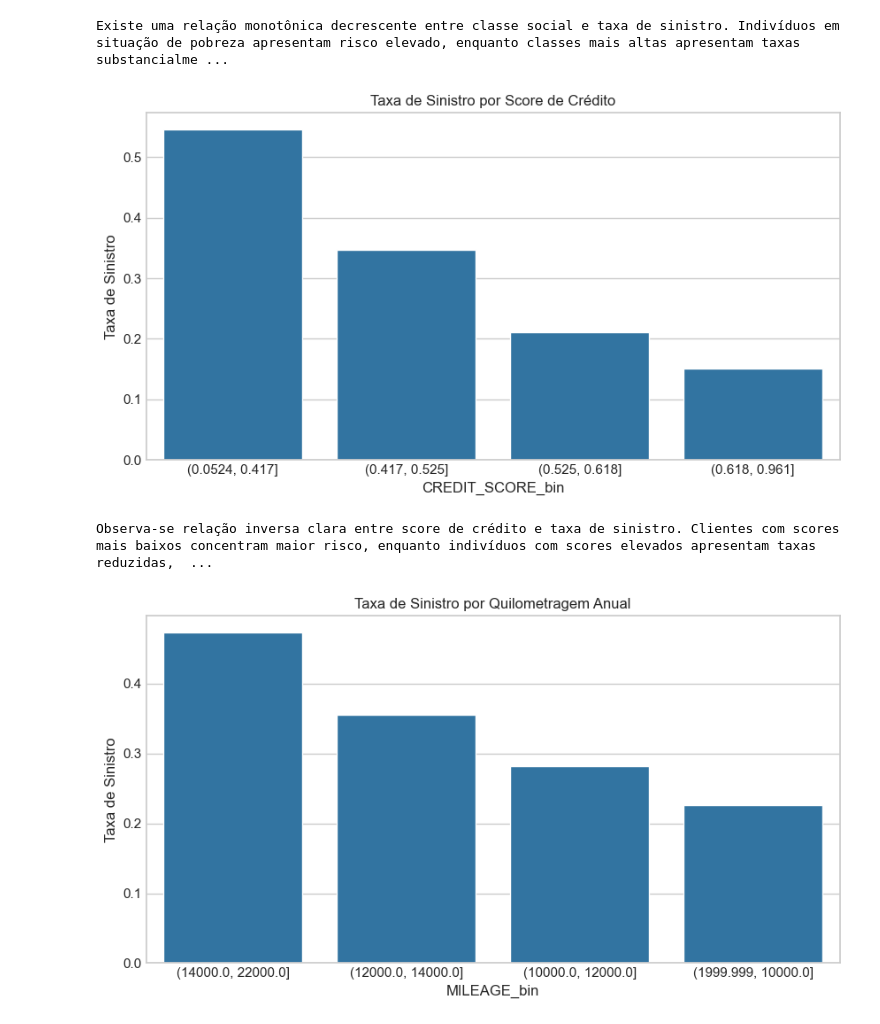
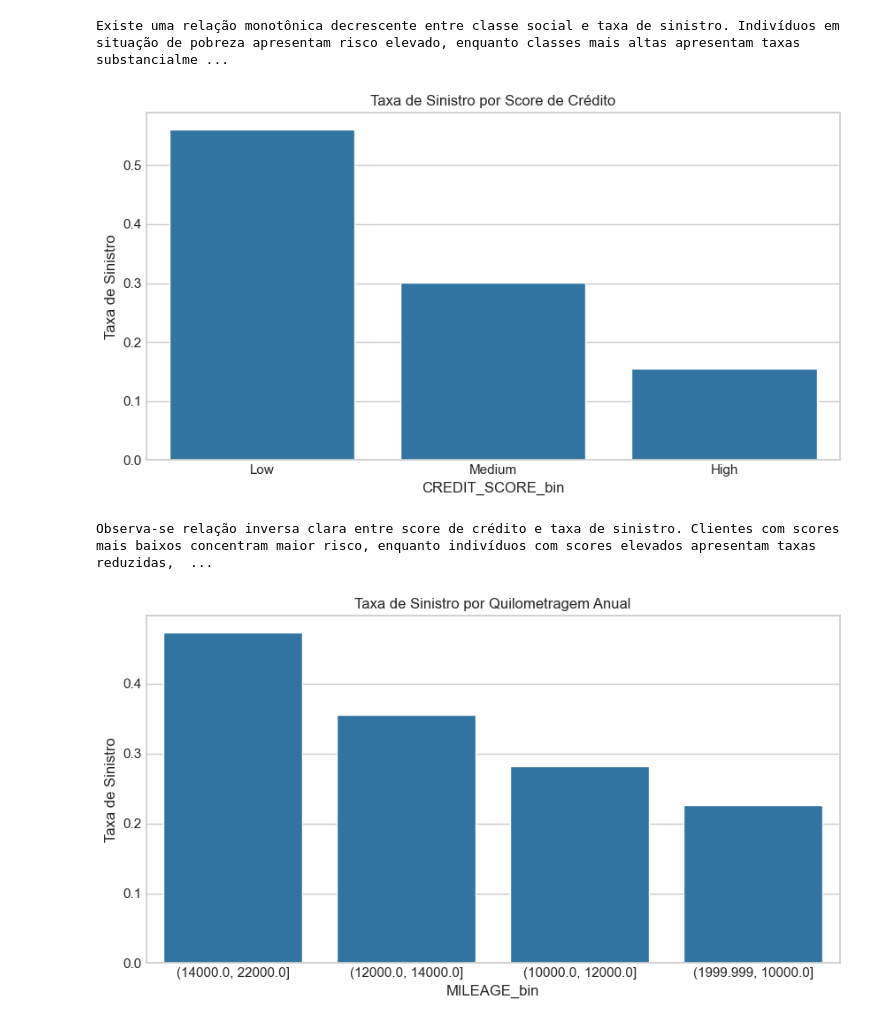
Before and after one commit to guiruppel05/VFS---Data-Analyst, a Jupyter notebook: VFS - Data Analyst Technical Interview.ipynb, the cells around one changed output. Saved outputs shown, nothing was run; the diff lists cells and outputs as text; code cells hidden in the pictures.

```diff
--- a/VFS - Data Analyst Technical Interview.ipynb
+++ b/VFS - Data Analyst Technical Interview.ipynb
@@ -361,26 +361,30 @@ print("Existe uma relação monotônica decrescente entre classe social e taxa d
 [figure]
 Existe uma relação monotônica decrescente entre classe social e taxa de sinistro. Indivíduos em situação de pobreza apresentam risco elevado, enquanto classes mais altas apresentam taxas substancialme ...
 # %%
-df['CREDIT_SCORE_bin'] = pd.qcut(df['CREDIT_SCORE'], 4)
+df['CREDIT_SCORE_bin'] = pd.cut(
+    df['CREDIT_SCORE'],
+    bins=[0, 0.4, 0.6, 1],
+    labels=['Low', 'Medium', 'High']
+)
 taxa_sinistro(df, 'CREDIT_SCORE_bin')
 
 credit_score_bin_risco = taxa_sinistro(df, 'CREDIT_SCORE_bin').reset_index()
 
 plt.figure(figsize=(8,4))
 sns.barplot(
     data=credit_score_bin_risco,
     x='CREDIT_SCORE_bin',
     y='taxa_sinistro'
 )
 
 plt.ylabel('Taxa de Sinistro')
 plt.xlabel('CREDIT_SCORE_bin')
 plt.title('Taxa de Sinistro por Score de Crédito')
 plt.show()
 
 print("Observa-se relação inversa clara entre score de crédito e taxa de sinistro. Clientes com scores mais baixos concentram maior risco, enquanto indivíduos com scores elevados apresentam taxas reduzidas, reforçando o uso do crédito como proxy comportamental e de responsabilidade financeira.")
 # %% [output]
-[figure, old version]
+[figure, new version]
 Observa-se relação inversa clara entre score de crédito e taxa de sinistro. Clientes com scores mais baixos concentram maior risco, enquanto indivíduos com scores elevados apresentam taxas reduzidas,  ...
 # %%
 df['MILEAGE_bin'] = pd.qcut(df['ANNUAL_MILEAGE'], 4)
```
Also changed, not shown: parts of 6 cells of this notebook, 1 other file.
